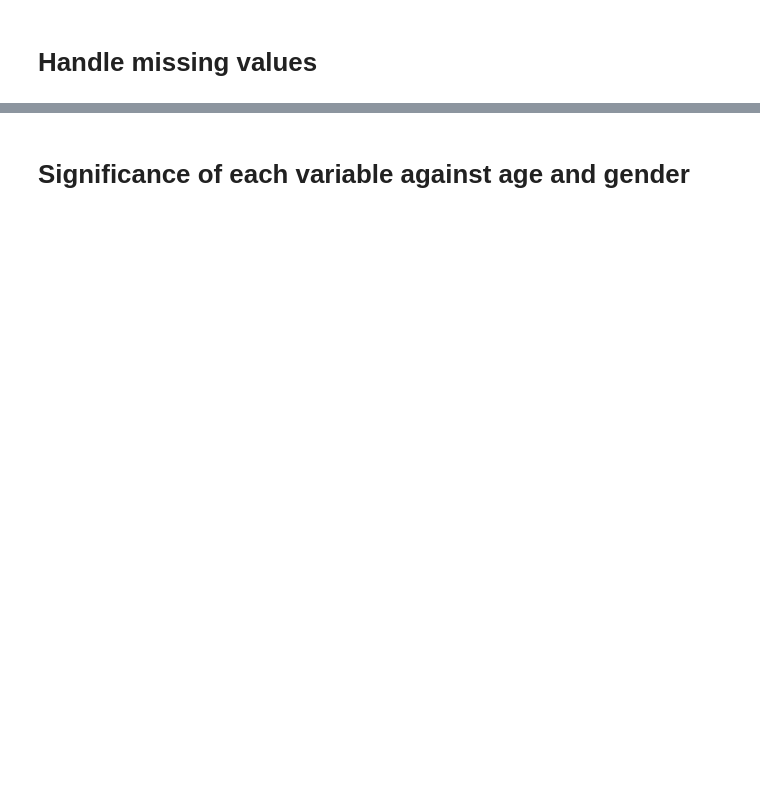
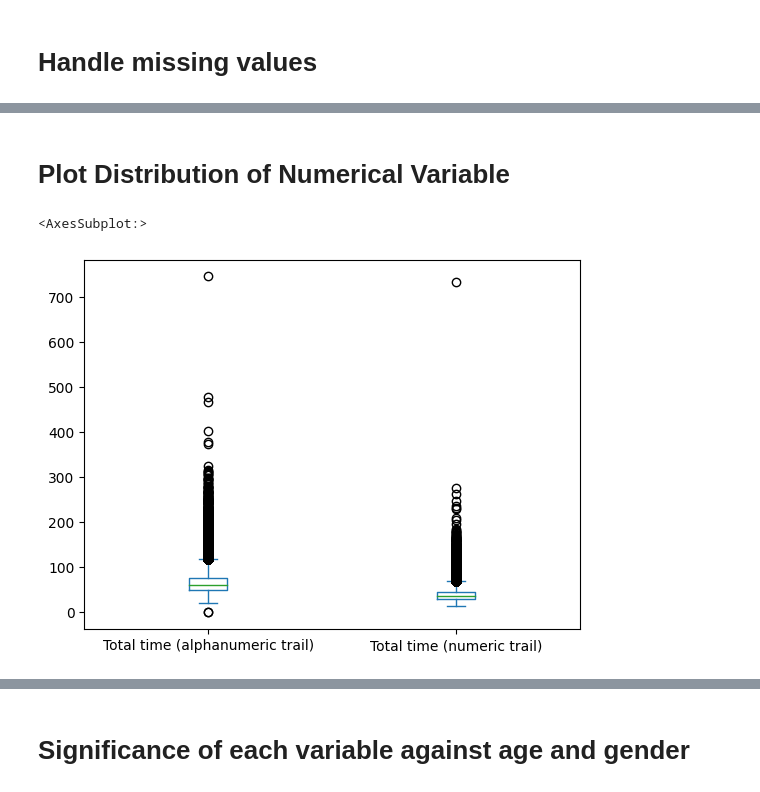
Before and after one commit to kaicong12/age-prediction, a Jupyter notebook: master.ipynb, the cells around one changed output, grey strips where cells are left out. Drawn from its saved outputs; the diff is of its cells as text; code cells hidden in the pictures; blank space fills up the shorter version.

```diff
--- a/master.ipynb
+++ b/master.ipynb
@@ -90,0 +123,10 @@ df.dropna()
+# %% [markdown]
+# Plot Distribution of Numerical Variable
+# %%
+# Total time for trail_making
+renamed_df[['Total time (alphanumeric trail)', 'Total time (numeric trail)']].plot.box()
+
+# spotted two outlier (1 in each variable)
+# %% [output]
+<AxesSubplot:>
+[figure, added]
```
Also changed, not shown: parts of 29 cells of this notebook, 18 other files.
